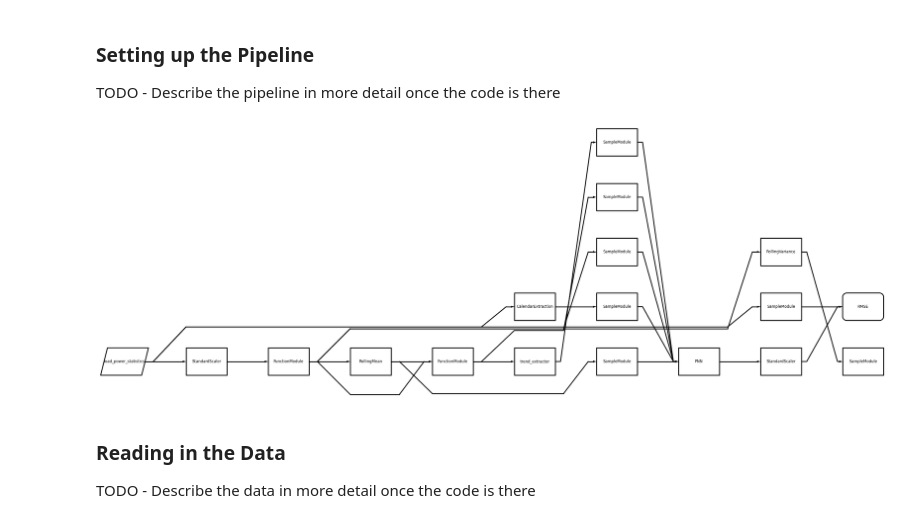
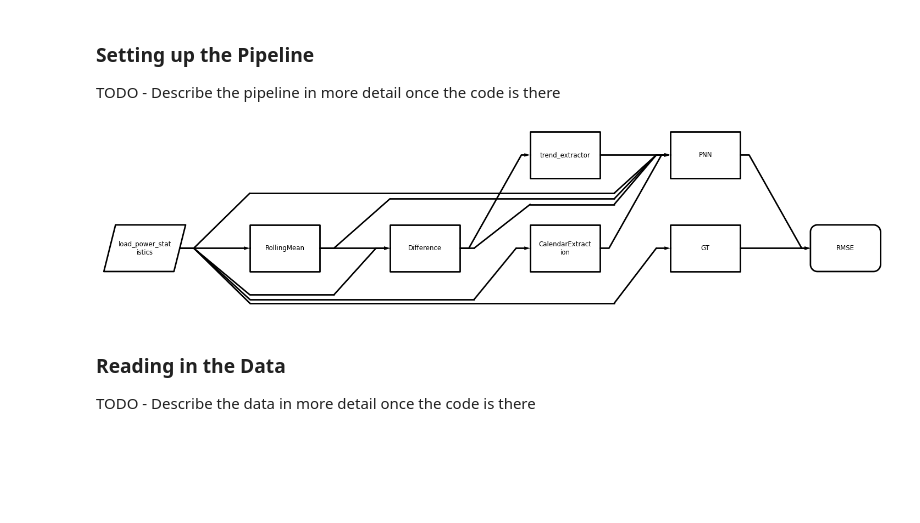
Before and after one commit to KIT-IAI/pyWATTS-deRSE-2023, a Jupyter notebook: POSTER_the_PNN.ipynb, the cells around one changed output. Cells and saved outputs as stored; diff of their text form; code cells hidden in the pictures; blank space fills up the shorter version.

```diff
--- a/POSTER_the_PNN.ipynb
+++ b/POSTER_the_PNN.ipynb
@@ -119,10 +114,11 @@ rmse = RMSE()(y=target, unscaled_pnn_=unscaled_forecast, mlp=mlp)
 #CoverageRate()(y=target, prob_pnn=unscaled_forecast)
 #Sharpness()(y=target, prob_pnn=unscaled_forecast)
 #Sharpness(normalized=True)(y=target, prob_pnn=unscaled_forecast)
-# %%
-pipeline.draw().draw()
-# %% [output]
-[figure, removed]
+# %%
+pipeline.draw(skip=["Sample Historical Values", "Sample calendar", "Sample profile",
+                    "Sample trend", "Sample scaled GT", "StandardScaler", "MLPRegressor"]).draw()
+# %% [output]
+[figure, added]
 # %% [markdown]
 ### Reading in the Data
 TODO - Describe the data in more detail once the code is there
```
Also changed, not shown: parts of 4 cells of this notebook, 3 other files.
